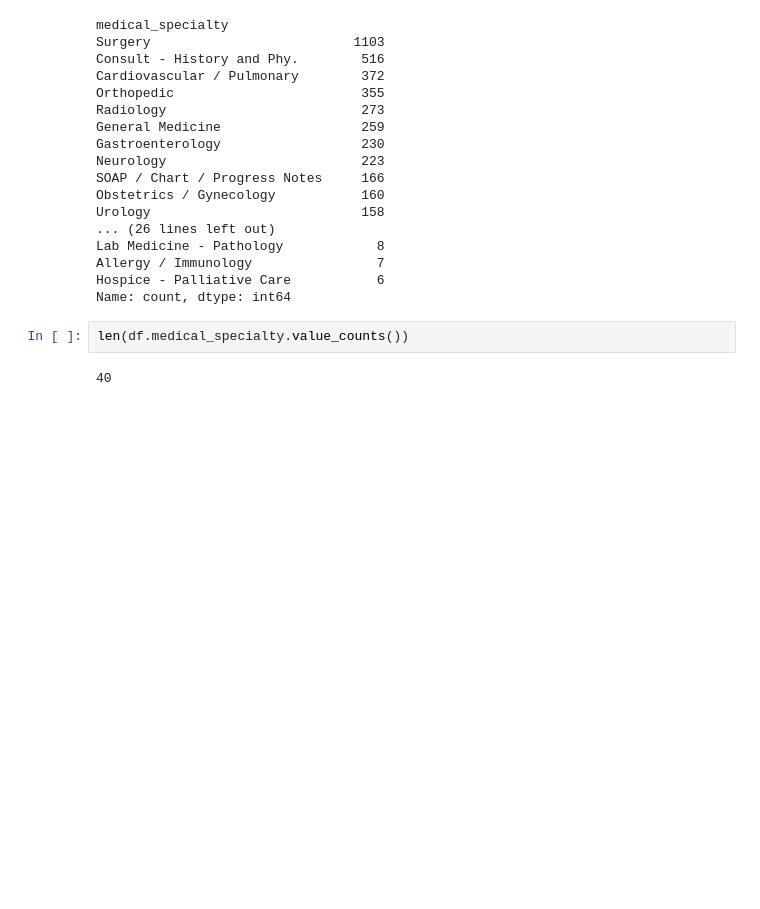
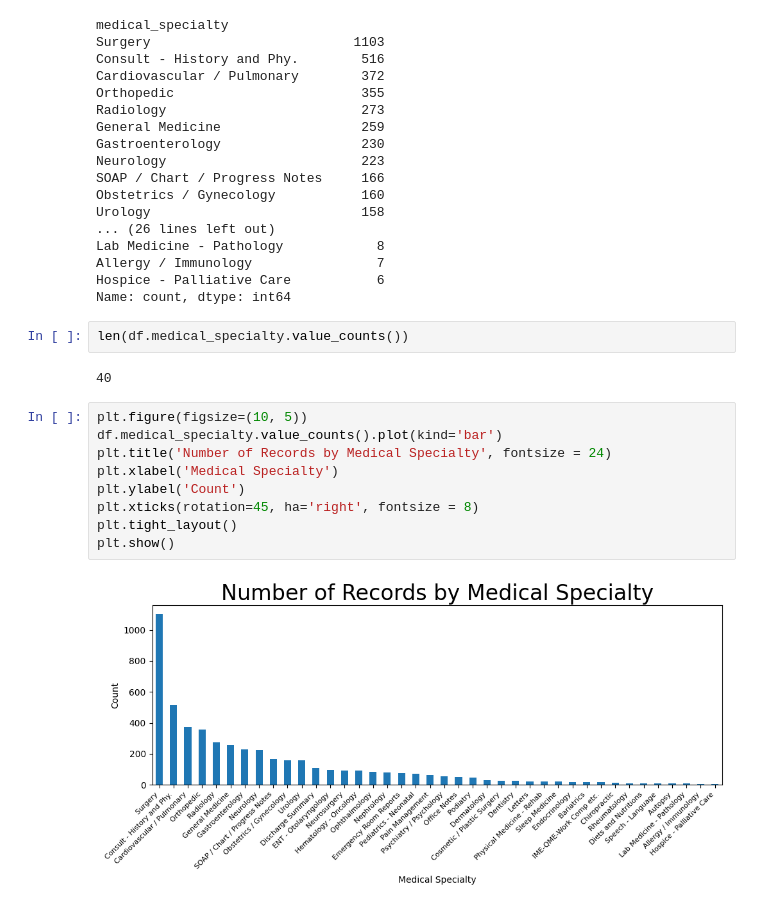
Before and after one commit to ai574-sec1-group3-summer-2025/data-exploration, a Jupyter notebook: data-exploration.ipynb, the cells around one changed output. Cells and saved outputs as stored; diff of their text form; blank space fills up the shorter version.

Commit message:
data distribution graph

```diff
--- a/data-exploration.ipynb
+++ b/data-exploration.ipynb
@@ -46,3 +46,14 @@ Name: count, dtype: int64
 len(df.medical_specialty.value_counts())
 # %% [output]
 40
+# %%
+plt.figure(figsize=(10, 5))
+df.medical_specialty.value_counts().plot(kind='bar')
+plt.title('Number of Records by Medical Specialty', fontsize = 24)
+plt.xlabel('Medical Specialty')
+plt.ylabel('Count')
+plt.xticks(rotation=45, ha='right', fontsize = 8)
+plt.tight_layout()
+plt.show()
+# %% [output]
+[figure, added]
```
Also changed, not shown: parts of 1 cell of this notebook.
